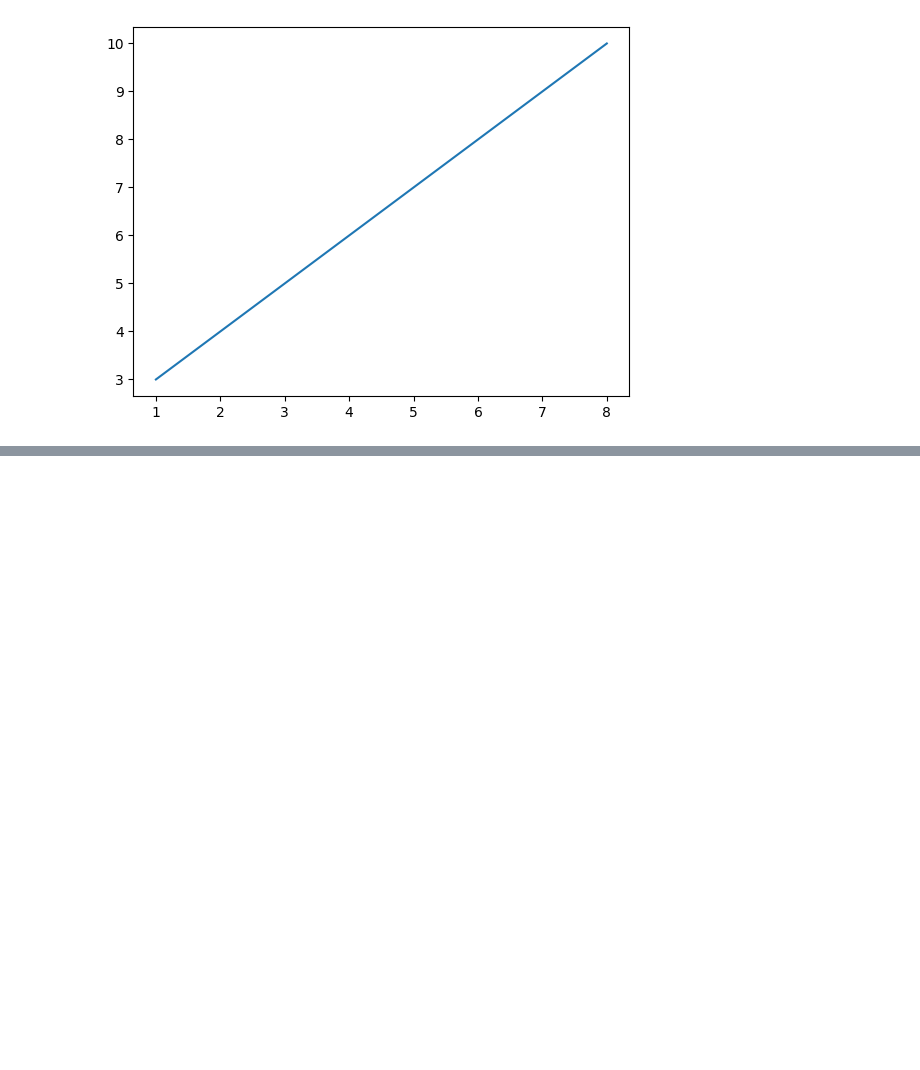
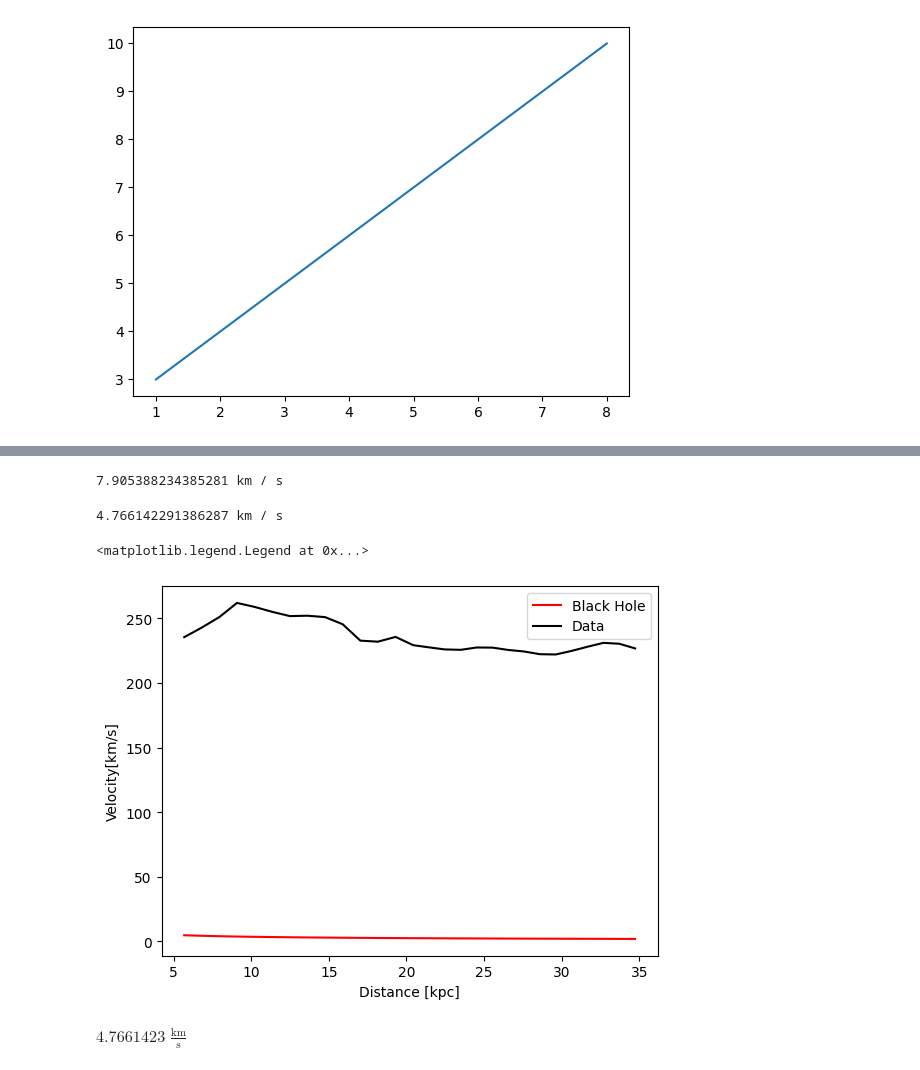
Before and after one commit to NireAstro/1221-dark-matter, a Jupyter notebook: 1221_hello_world.ipynb, the cells around one changed output, grey strips where cells are left out. Drawn from its saved outputs; the diff is of its cells as text; code cells hidden in the pictures; blank space fills up the shorter version.

```diff
--- a/1221_hello_world.ipynb
+++ b/1221_hello_world.ipynb
@@ -25,0 +126,41 @@ plt.show()
+# %%
+def calculate_orbital_velocity(mass, radius): # creating a loop that will help us make this calculation multiple times.
+  return(np.sqrt(ac.G * mass/ radius))
+# %%
+mass = 1 * u.earthMass # giving the mass a number value according to the elements of the loop.
+radius = 1 * u.earthRad # giving the radius a number value to be able to calculate the orbital velocity fo an object.
+orb_vel = calculate_orbital_velocity(mass, radius) # putting the loop under a shorter to make the process more efficent.
+print(orb_vel.to(u.km / u.s)) # showing the results of the calculation as well as converting the answer to km/s.
+# %% [output]
+7.905388234385281 km / s
+# %%
+mass = 3e7 * u.solMass # giving mass a different value from the assumed mass of M13 black hole.
+radius = 5.68 * 1000 * u.parsec # giving radius another value from the data file and converting it to kpc.
+orb_vel = calculate_orbital_velocity(mass, radius)# putting the loop under a shorter to make the process more efficent.
+print(orb_vel.to(u.km / u.s)) # showing the results of the calculation as well as converting the answer to km/s.
+# %% [output]
+4.766142291386287 km / s
+# %%
+vel_bh = np.zeros(np.shape(dis)) * u.km / u.s
+# create velocty array to create same number of elements as the distance array.
+
+for i, radius in enumerate(dis): # creating an array or loop that will allow us to calculate the orbital velocity with all of the data at once.
+  rad = radius * 1000 * u.parsec
+  orb_vel = calculate_orbital_velocity(mass, rad)
+  vel_bh[i] = orb_vel
+  # print("The orbital velocity at", radius, "kpc =", orb_vel.to(u.km / u.s))
+# %%
+dis = tab["col2"] # plotting the first graph we made above with the new data in order to compare them.
+vel = tab["col3"]
+plt.plot(dis, vel_bh.value, color = "r", label = "Black Hole") # plotting the data for the black hole calculation and makingthe line red.
+plt.plot(dis, vel, color = "k", label = "Data") # plotting the data from the first graph and making the line black.
+plt.xlabel("Distance [kpc]") # labelling the x-axis.
+plt.ylabel("Velocity[km/s]") # labelling the y-axis.
+plt.legend() # creating a key that shows which data is which.
+# %% [output]
+<matplotlib.legend.Legend at 0x...>
+[figure, added]
+# %%
+vel_bh[0] # showing the first result of the orbital velocity calculation from the data.
+# %% [output]
+$4.7661423 \; \mathrm{\frac{km}{s}}$
```
Also changed, not shown: parts of 20 cells of this notebook.
